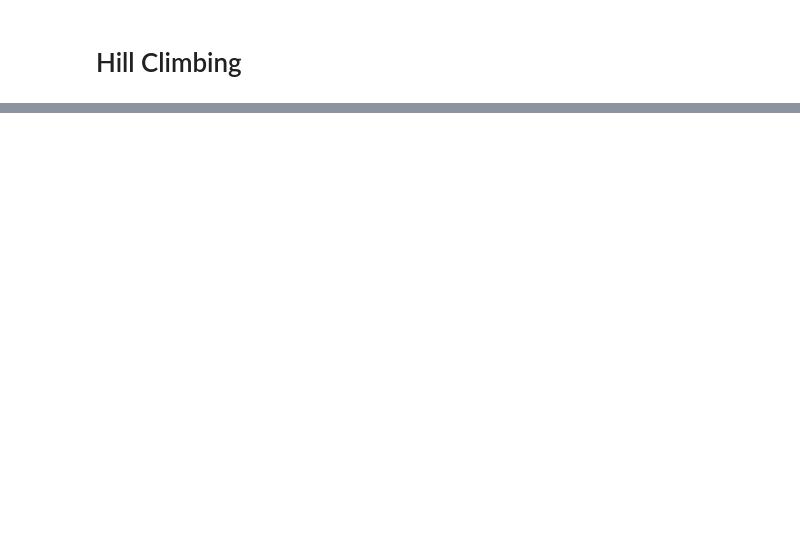
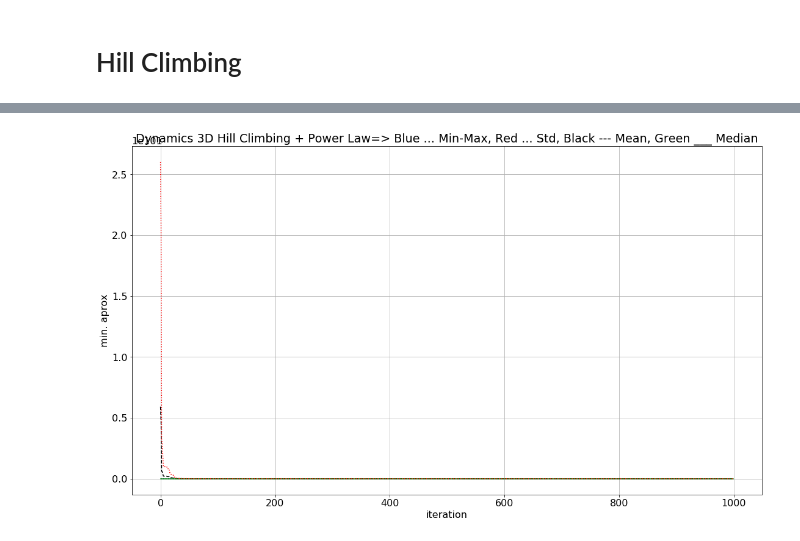
Before and after one commit to sergiojx/minmethods, a Jupyter notebook: Dinamics.ipynb, the cells around one changed output, grey strips where cells are left out. Cells and saved outputs as stored; diff of their text form; code cells hidden in the pictures; blank space fills up the shorter version.

```diff
--- a/Dinamics.ipynb
+++ b/Dinamics.ipynb
@@ -274,0 +416,87 @@ max: 8.952616434489143e+137
+# %%
+Best_List = []
+valVectorSize = 3
+
+if valVectorSize == 3:
+    iterSize = 1000
+    SimannealItrSize = 8
+else:
+    iterSize = 10000
+    SimannealItrSize = 19
+
+repetitions = 30
+OUT_Matrix = np.zeros((repetitions, iterSize))
+iniRef = 100000000
+bestVal =   np.zeros((3, 1))
+
+for j in range(0, repetitions):
+    Iterations = []
+
+    fevalRdm =  np.random.uniform(low=0, high=600, size=(valVectorSize, 1))
+    delta = np.zeros((valVectorSize, 1))
+    sys.stdout.write("\r Iteration " + str(j))
+    sys.stdout.flush()
+    for i in range(0, iterSize):
+        OUT, fevalRdm = min_PowerLaw(fevalRdm, x1 = 10, x0 = 1, alpha = -2, function = zyz1CloseLoop)
+        OUT_Matrix[j][i] = OUT
+        Iterations.append(i)
+
+    if OUT < iniRef:
+        bestVal = np.copy(fevalRdm)
+        iniRef = OUT
+
+    Best_List.append(OUT)
+
+
+print('\n')
+print('mean: ' + str(np.mean(Best_List)))
+print('std: ' + str(np.std(Best_List)))
+print('median: ' + str(np.median(Best_List)))
+print('min: ' + str(np.amin(Best_List)))
+print('max: ' + str(np.amax(Best_List)))
+print(bestVal)
+print(iniRef)
+
+
+# multy curve plot
+plt.rcParams.update({'font.size': 16})
+fig = plt.gcf()
+fig.set_size_inches(18.5, 10.5)
+plt.plot(
+         np.squeeze(Iterations),
+         np.squeeze(np.amin(OUT_Matrix, axis=0)),
+         'b:',
+         np.squeeze(Iterations),
+         np.squeeze(np.mean(OUT_Matrix, axis=0)),
+         'k--',
+         np.squeeze(Iterations),
+         np.squeeze(np.median(OUT_Matrix, axis=0)),
+         'g-',
+         np.squeeze(Iterations),
+         np.squeeze(np.std(OUT_Matrix, axis=0)),
+         'r:',)
+
+
+plt.ylabel('min. aprox')
+plt.xlabel('iteration')
+plt.title("Dynamics 3D Hill Climbing + Power Law=> Blue ... Min-Max, Red ... Std, Black --- Mean, Green ___ Median")
+plt.grid()
+plt.savefig('DynamicsHillClimbingPowerLaw_3d.pdf', format='pdf')
+plt.show()
+
+
+# Standard Deviation Plot
+Ala = np.std(OUT_Matrix, axis=0)
+stdBarIndex = np.zeros((Ala.shape[0]))
+stdBarIndex[0:Ala.shape[0]:10] = 1
+truncated = Ala*stdBarIndex
+fig = plt.gcf()
+fig.set_size_inches(18.5, 10.5)
+plt.errorbar(Iterations, np.median(OUT_Matrix, axis=0), truncated)
+plt.ylabel('min. aprox')
+plt.xlabel('iteration')
+plt.title("Dynamics 3D HillClimbing + PowerLaw: Median")
+plt.grid()
+plt.savefig('DynamicsHillClimbingPowerLawStd_2d.pdf', format='pdf')
+plt.show()
+# %% [output]
@@ -274,0 +514 @@ max: 8.952616434489143e+137
+[figure, added]
```
Also changed, not shown: parts of 25 cells of this notebook.
